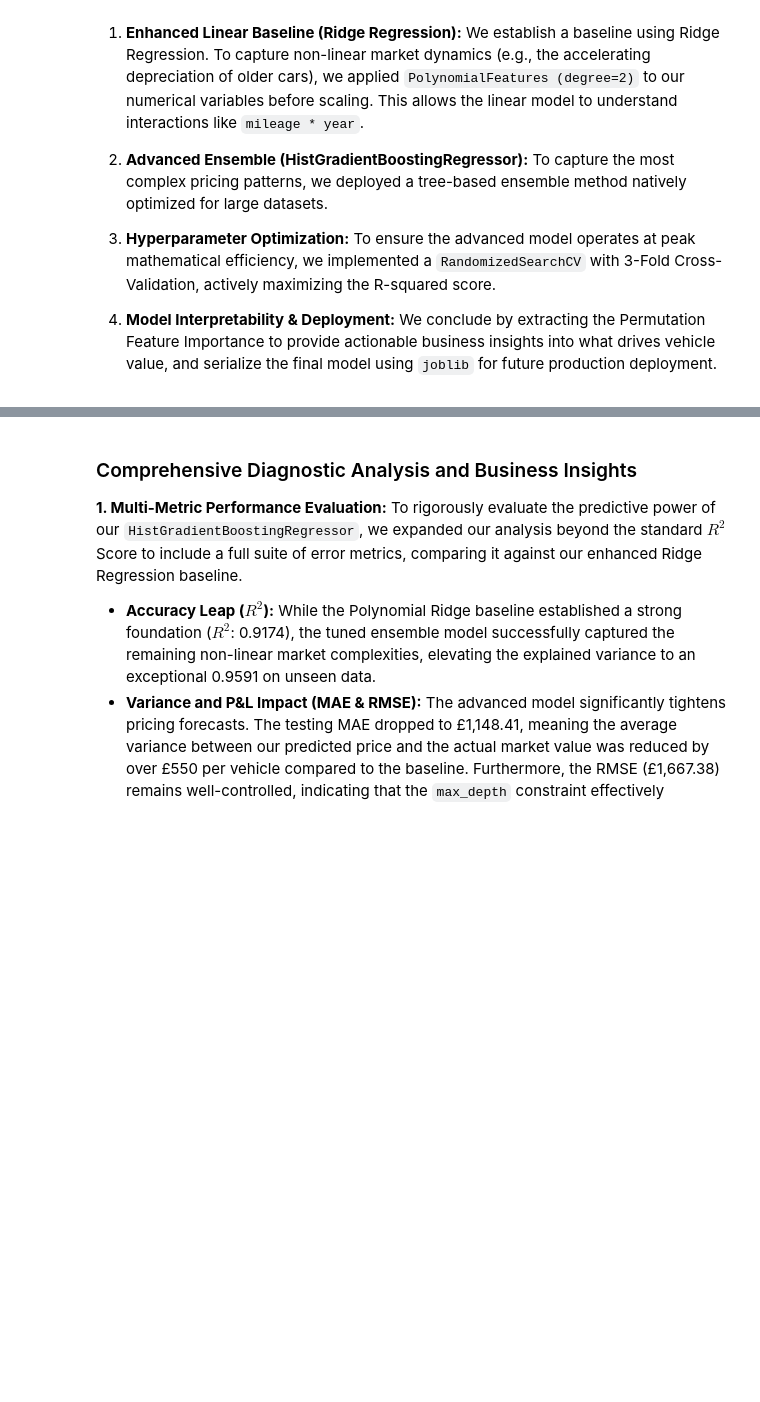
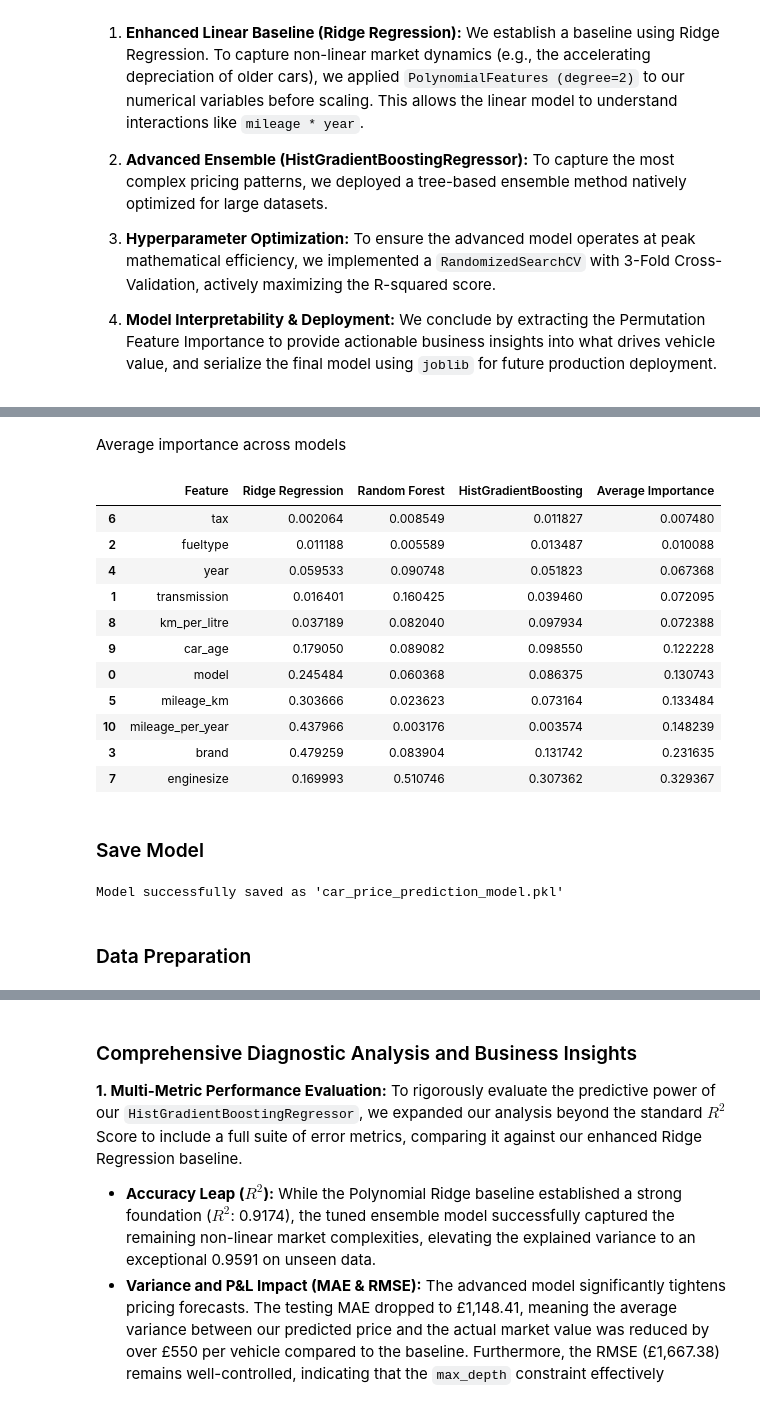
Before and after one commit to FiloDelu03/Machine-Learning-Group-AO-daje-roma-daje-, a Jupyter notebook: Model Car.ipynb, the cells around one changed output, grey strips where cells are left out. Saved outputs shown, nothing was run; the diff lists cells and outputs as text; code cells hidden in the pictures; blank space fills up the shorter version.

```diff
--- a/Model Car.ipynb
+++ b/Model Car.ipynb
@@ -47,0 +196,7 @@ To accurately predict the market value of used vehicles, we framed this as a sup
+# %%
+print("Training advanced model: HistGradientBoostingRegressor")
+
+pipeline_gb = Pipeline(steps=[
+    ('preprocessor', preprocessor),
+    ('regressor', HistGradientBoostingRegressor(random_state=42))
+])
@@ -47,0 +309,20 @@ To accurately predict the market value of used vehicles, we framed this as a sup
+# %%
+print("Training Random Forest model...")
+
+pipeline_rf = Pipeline(steps=[
+    ('preprocessor', preprocessor_rf),
+    ('regressor', RandomForestRegressor(
+        n_estimators=120,     # moderate number of trees
+        max_depth=12,         # limit tree depth for speed
+        min_samples_split=5,
+        min_samples_leaf=2,
+        random_state=42,
+        n_jobs=-1
+    ))
+])
+
+# Train the model
+pipeline_rf.fit(X_train, y_train)
+
+# Generate predictions
+y_pred_rf = pipeline_rf.predict(X_test)
@@ -48,3 +447,42 @@ To accurately predict the market value of used vehicles, we framed this as a sup
+# %% [markdown]
+Average importance across models
+# %%
+feature_importance_comparison['Average Importance'] = (
+    feature_importance_comparison[['Ridge Regression', 'Random Forest', 'HistGradientBoosting']]
+    .mean(axis=1)
+)
+
+feature_importance_comparison = feature_importance_comparison.sort_values(
+    by='Average Importance',
+    ascending=True
+)
+
+display(feature_importance_comparison)
+# %% [output]
+|  | Feature | Ridge Regression | Random Forest | HistGradientBoosting | Average Importance |
+| 6 | tax | 0.002064 | 0.008549 | 0.011827 | 0.007480 |
+| 2 | fueltype | 0.011188 | 0.005589 | 0.013487 | 0.010088 |
+| 4 | year | 0.059533 | 0.090748 | 0.051823 | 0.067368 |
+| 1 | transmission | 0.016401 | 0.160425 | 0.039460 | 0.072095 |
+| 8 | km_per_litre | 0.037189 | 0.082040 | 0.097934 | 0.072388 |
+| 9 | car_age | 0.179050 | 0.089082 | 0.098550 | 0.122228 |
+| 0 | model | 0.245484 | 0.060368 | 0.086375 | 0.130743 |
+| 5 | mileage_km | 0.303666 | 0.023623 | 0.073164 | 0.133484 |
+| 10 | mileage_per_year | 0.437966 | 0.003176 | 0.003574 | 0.148239 |
+| 3 | brand | 0.479259 | 0.083904 | 0.131742 | 0.231635 |
+| 7 | enginesize | 0.169993 | 0.510746 | 0.307362 | 0.329367 |
+# %% [markdown]
+### Save Model
+# %%
+model_filename = "car_price_prediction_model.pkl"
+
+joblib.dump(best_model_gb, model_filename)
+
+print(f"Model successfully saved as '{model_filename}'")
+# %% [output]
+Model successfully saved as 'car_price_prediction_model.pkl'
+# %% [markdown]
+### Data Preparation
 # %%
 import numpy as np
 import matplotlib.pyplot as plt
```
Also changed, not shown: parts of 32 cells of this notebook, 1 other file.
